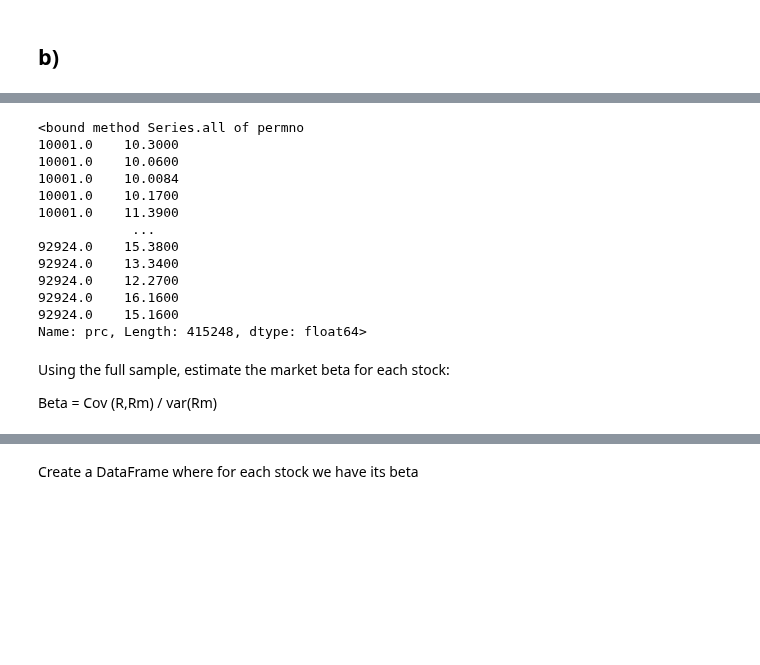
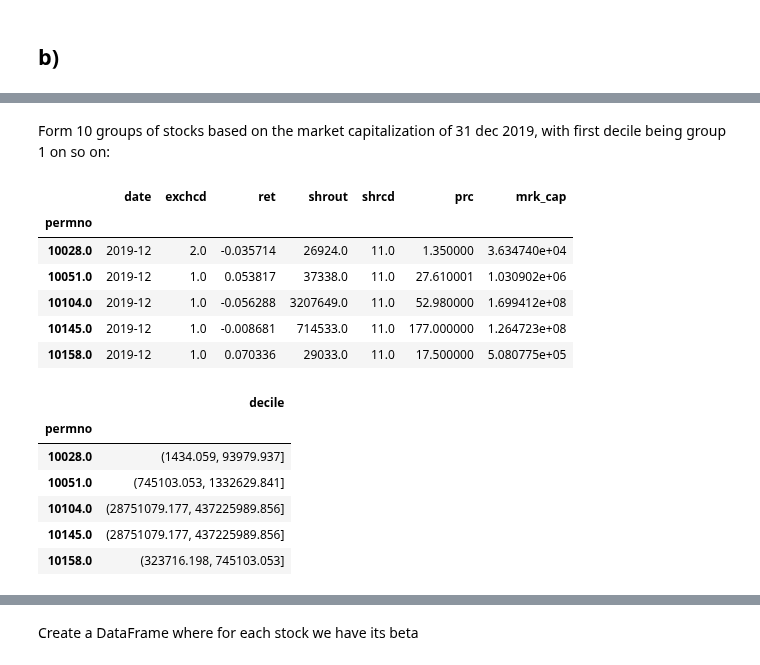
Before and after one commit to baohien97/EPFL-Investments, a Jupyter notebook: As7/InvestmentsAs7.ipynb, the cells around one changed output, grey strips where cells are left out. Saved outputs shown, nothing was run; the diff lists cells and outputs as text; code cells hidden in the pictures; blank space fills up the shorter version.

```diff
--- a/As7/InvestmentsAs7.ipynb
+++ b/As7/InvestmentsAs7.ipynb
@@ -230,20 +228,32 @@ stocks_del.head()
-# %%
-stocks_del.prc.abs().
-# %% [output]
-<bound method Series.all of permno
-10001.0    10.3000
-10001.0    10.0600
-10001.0    10.0084
-10001.0    10.1700
-10001.0    11.3900
-            ...
-92924.0    15.3800
-92924.0    13.3400
-92924.0    12.2700
-92924.0    16.1600
-92924.0    15.1600
-Name: prc, Length: 415248, dtype: float64>
-# %% [markdown]
-Using the full sample, estimate the market beta for each stock:
-
-Beta = Cov (R,Rm) / var(Rm)
+# %% [markdown]
+Form 10 groups of stocks based on the market capitalization of 31 dec 2019, with first decile being group 1 on so on:
+# %%
+# list of right permnos (no duplicates):
+stocks_del = stocks_del.sort_values('permno')
+list_permno = list(stocks_del.loc[~stocks_del.index.duplicated(keep='first')].index)
+
+# consider market capitalization on dec 2019
+stocks_dec2019 = stocks_del[stocks_del.date.astype(str).values=='2019-12']
+stocks_dec2019 = stocks_dec2019.sort_values('permno')
+stocks_dec2019.head()
+# %% [output]
+|  | date | exchcd | ret | shrout | shrcd | prc | mrk_cap |
+| permno |  |  |  |  |  |  |  |
+| 10028.0 | 2019-12 | 2.0 | -0.035714 | 26924.0 | 11.0 | 1.350000 | 3.634740e+04 |
+| 10051.0 | 2019-12 | 1.0 | 0.053817 | 37338.0 | 11.0 | 27.610001 | 1.030902e+06 |
+| 10104.0 | 2019-12 | 1.0 | -0.056288 | 3207649.0 | 11.0 | 52.980000 | 1.699412e+08 |
+| 10145.0 | 2019-12 | 1.0 | -0.008681 | 714533.0 | 11.0 | 177.000000 | 1.264723e+08 |
+| 10158.0 | 2019-12 | 1.0 | 0.070336 | 29033.0 | 11.0 | 17.500000 | 5.080775e+05 |
+# %%
+a = pd.qcut(stocks_dec2019.mrk_cap,10)
+decile = pd.DataFrame(pd.qcut(stocks_dec2019.mrk_cap,10))
+decile = decile.rename(columns={"mrk_cap":"decile"})
+decile.head()
+# %% [output]
+|  | decile |
+| permno |  |
+| 10028.0 | (1434.059, 93979.937] |
+| 10051.0 | (745103.053, 1332629.841] |
+| 10104.0 | (28751079.177, 437225989.856] |
+| 10145.0 | (28751079.177, 437225989.856] |
+| 10158.0 | (323716.198, 745103.053] |
```
Also changed, not shown: parts of 20 cells of this notebook, 9 other files.
